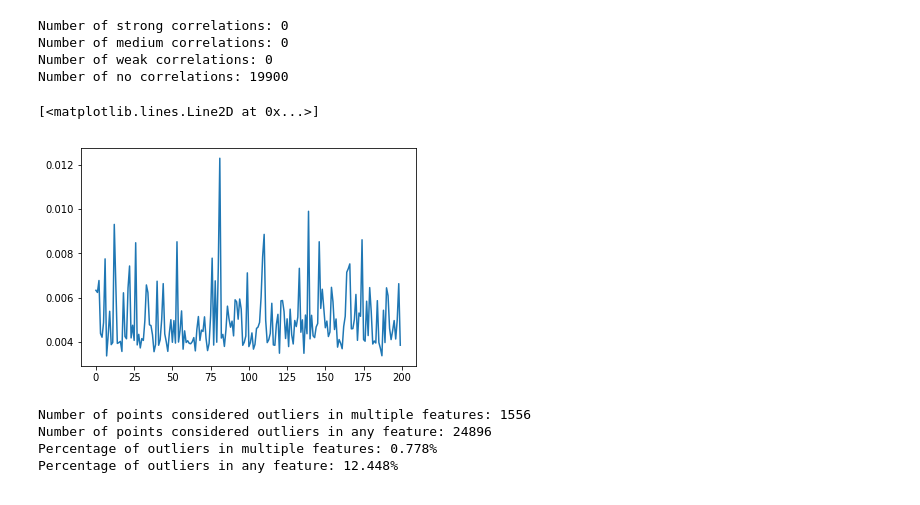
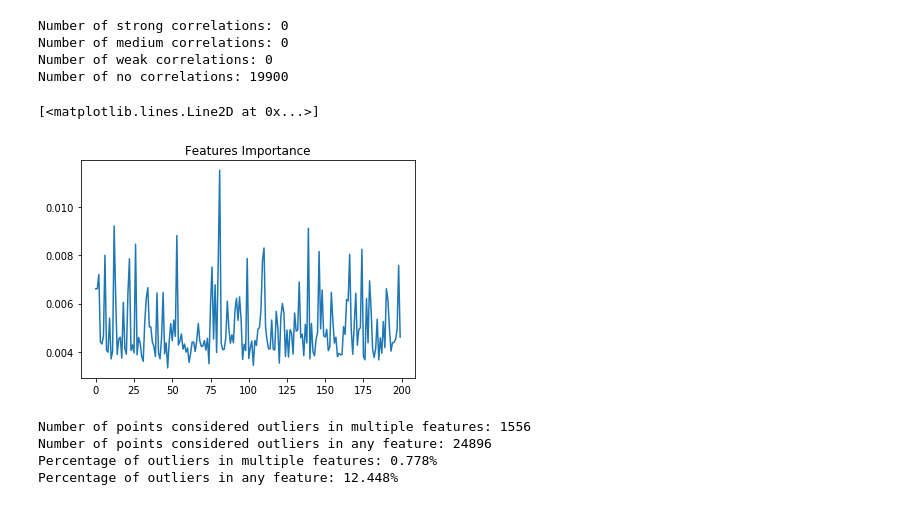
Before and after one commit to vitorbonaf/udacity-ml-capstone, a Jupyter notebook: customer_transaction_prediction.ipynb, the cells around one changed output. Saved outputs shown, nothing was run; the diff lists cells and outputs as text; code cells hidden in the pictures.

Commit message:
Minor changes to features importance graphic

```diff
--- a/customer_transaction_prediction.ipynb
+++ b/customer_transaction_prediction.ipynb
@@ -168,18 +168,21 @@ Number of medium correlations: 0
 Number of weak correlations: 0
 Number of no correlations: 19900
 # %%
-# Checking feature importances
+# Checking features importance
 from sklearn.ensemble import RandomForestClassifier
 
 rf = RandomForestClassifier()
 rf.fit(training_features, np.ravel(training_targets, order='C'))
 
+fig = plt.figure()
+graphic = fig.add_subplot(1,1,1)
+graphic.set_title('Features Importance')
 plt.plot(rf.feature_importances_)
 # Next line plots features names on x axis, but too many features make them kinda cramped
 # plt.xticks(np.arange(training_features.shape[1]), training_features.columns.tolist(), rotation=90)
 # %% [output]
 [<matplotlib.lines.Line2D at 0x...>]
-[figure, old version]
+[figure, new version]
 # %%
 # Outlier detection (Turkey's method)
 outliers_t  = []
```
